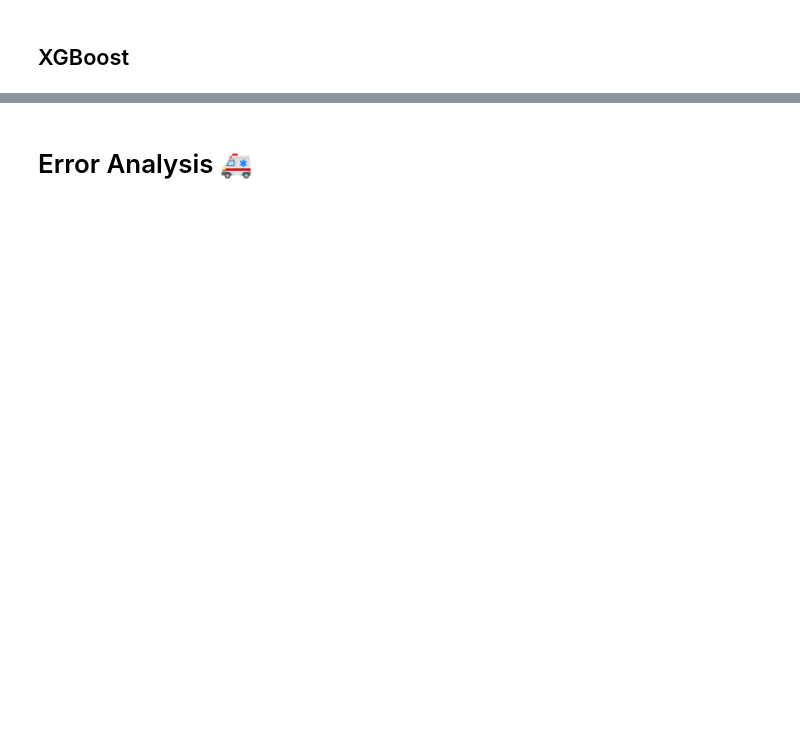
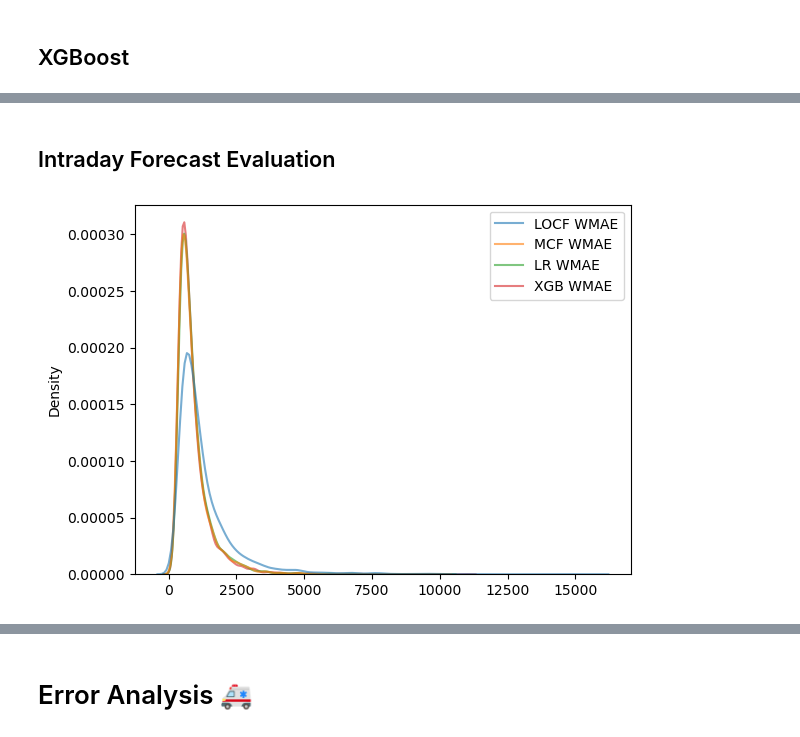
Before and after one commit to prompath/kaggle-the-winton-stock-market-challenge, a Jupyter notebook: [Kaggle] The Winton Stock Market Challenge - Jeerawat.ipynb, the cells around one changed output, grey strips where cells are left out. Drawn from its saved outputs; the diff is of its cells as text; code cells hidden in the pictures; blank space fills up the shorter version.

```diff
--- a/[Kaggle] The Winton Stock Market Challenge - Jeerawat.ipynb
+++ b/[Kaggle] The Winton Stock Market Challenge - Jeerawat.ipynb
@@ -736,0 +1038,2 @@ X_inter
+# %%
+test_weights = test_df.loc[:, ["Weight_Intraday", "Weight_Daily"]]
@@ -736,0 +1049,32 @@ X_inter
+# %%
+def evaluate(y_actual: pd.DataFrame, y_pred: pd.DataFrame, weights: pd.DataFrame, mode: str) -> float:
+    if mode == "intraday":
+        weight_series = weights.loc[:, "Weight_Intraday"]
+    elif mode == "interday":
+        weight_series = weights.loc[:, "Weight_Daily"]
+    resid_df = pd.DataFrame()
+    weighted_abs_resid_df = pd.DataFrame()
+    for col in y_actual.columns:
+        resid = y_actual[col] -  y_pred[col + "_pred"]
+        resid_df[col + "_Resid"] = resid
+        weighted_abs_resid = abs(resid) * weight_series
+        weighted_abs_resid_df[col + "_Weighted_Abs_Resid"] = weighted_abs_resid
+    wmae = weighted_abs_resid_df.mean(axis=1)
+    return resid_df, wmae
+# %% [markdown]
+## Intraday Forecast Evaluation
+# %%
+intra_locf_resid_df, intra_locf_wmae = evaluate(y_test_intra, y_test_pred_intra_locf, test_weights, "intraday")
+intra_mcf_resid_df, intra_mcf_wmae = evaluate(y_test_intra, y_test_pred_intra_mcf, test_weights, "intraday")
+intra_lin_reg_resid_df, intra_lin_reg_wmae = evaluate(y_test_intra, y_test_pred_intra_lin, test_weights, "intraday")
+intra_xgb_resid_df, intra_xgb_wmae = evaluate(y_test_intra, y_test_pred_intra_xgb, test_weights, "intraday")
+# %%
+intra_wmae_compare_df = pd.DataFrame()
+intra_wmae_compare_df["LOCF WMAE"] = intra_locf_wmae
+intra_wmae_compare_df["MCF WMAE"] = intra_mcf_wmae
+intra_wmae_compare_df["LR WMAE"] = intra_lin_reg_wmae
+intra_wmae_compare_df["XGB WMAE"] = intra_xgb_wmae
+# %%
+sns.kdeplot(intra_wmae_compare_df, alpha=0.6);
+# %% [output]
+[figure, added]
```
Also changed, not shown: parts of 86 cells of this notebook.
